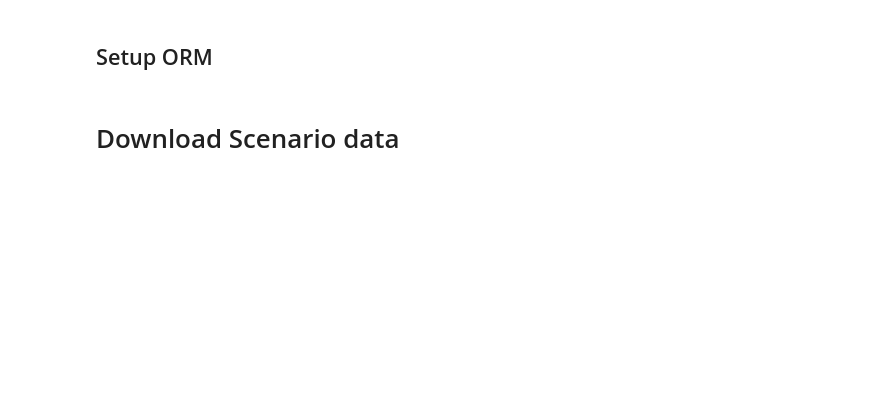
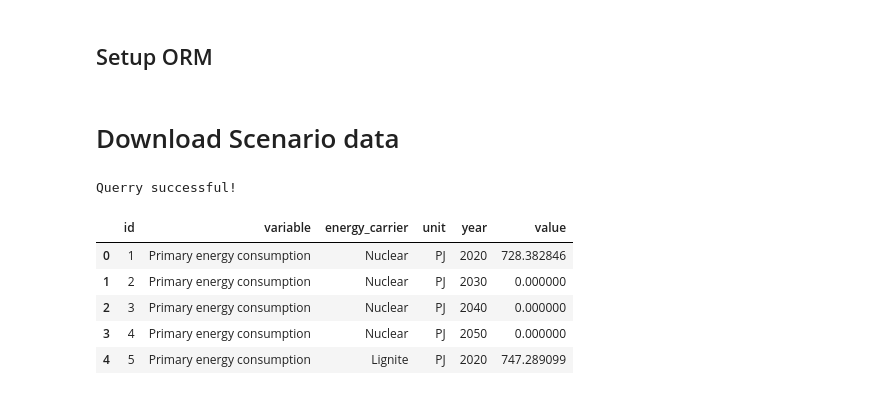
Before and after one commit to rl-institut/oep-pyam, a Jupyter notebook: OEP-oedialect_pyam.ipynb, the cells around one changed output. Drawn from its saved outputs; the diff is of its cells as text; code cells hidden in the pictures; blank space fills up the shorter version.

```diff
--- a/OEP-oedialect_pyam.ipynb
+++ b/OEP-oedialect_pyam.ipynb
@@ -69,7 +77,7 @@ from saio.scenario import ksz2050_r2_ks95_primary_and_final_energy_consumption a
 Session = sessionmaker(bind=engine)
 session = Session()
 try:
-    df_lan = saio.as_pandas(session.query(Ksz2050pfec))
+    df_pfec = saio.as_pandas(session.query(Ksz2050pfec))
     session.commit()
     print('Querry successful!')
 except Exception as e:
@@ -78,6 +86,15 @@ except Exception as e:
     print('Querry incomplete!')
 finally:
     session.close()
+# %% [output]
+Querry successful!
 # %%
-df_lan.head()
+df_pfec.head()
+# %% [output]
+|  | id | variable | energy_carrier | unit | year | value |
+| 0 | 1 | Primary energy consumption | Nuclear | PJ | 2020 | 728.382846 |
+| 1 | 2 | Primary energy consumption | Nuclear | PJ | 2030 | 0.000000 |
+| 2 | 3 | Primary energy consumption | Nuclear | PJ | 2040 | 0.000000 |
+| 3 | 4 | Primary energy consumption | Nuclear | PJ | 2050 | 0.000000 |
+| 4 | 5 | Primary energy consumption | Lignite | PJ | 2020 | 747.289099 |
 # %%
```
Also changed, not shown: parts of 33 cells of this notebook.
